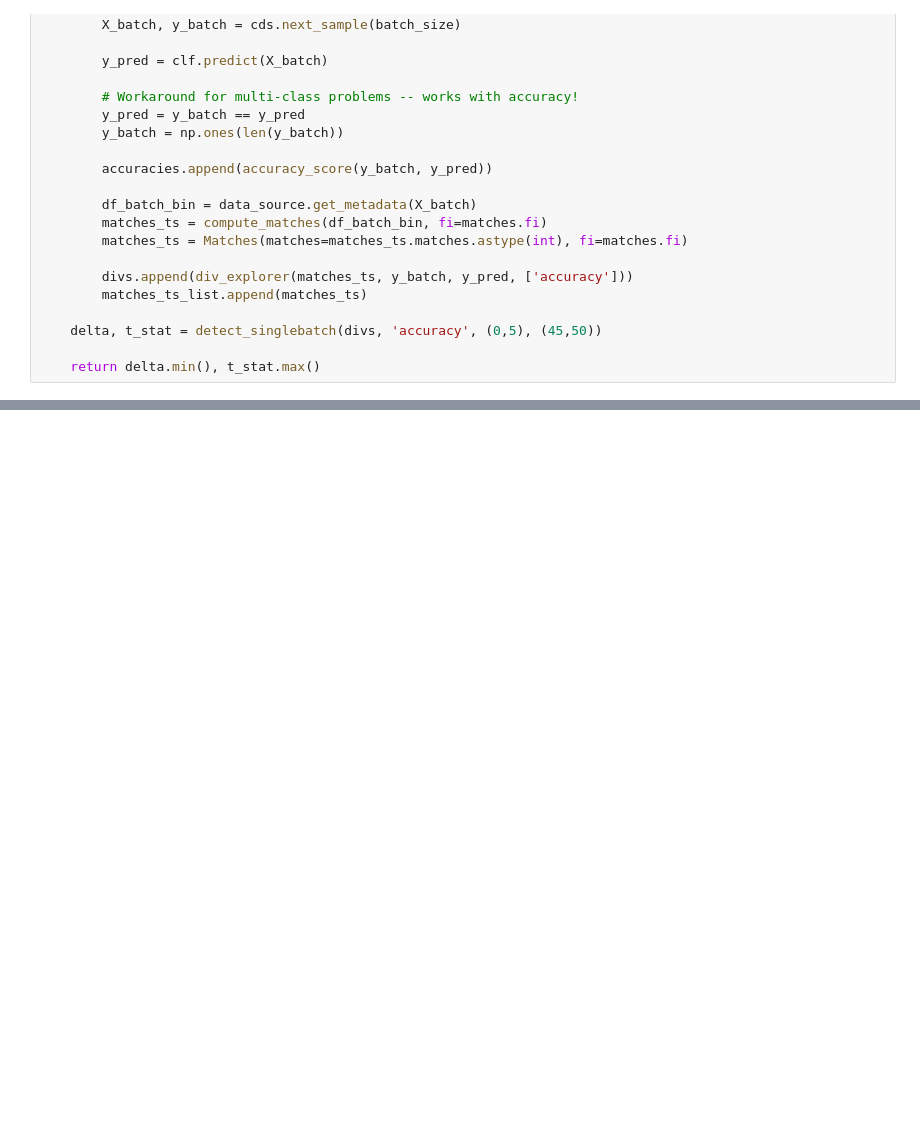
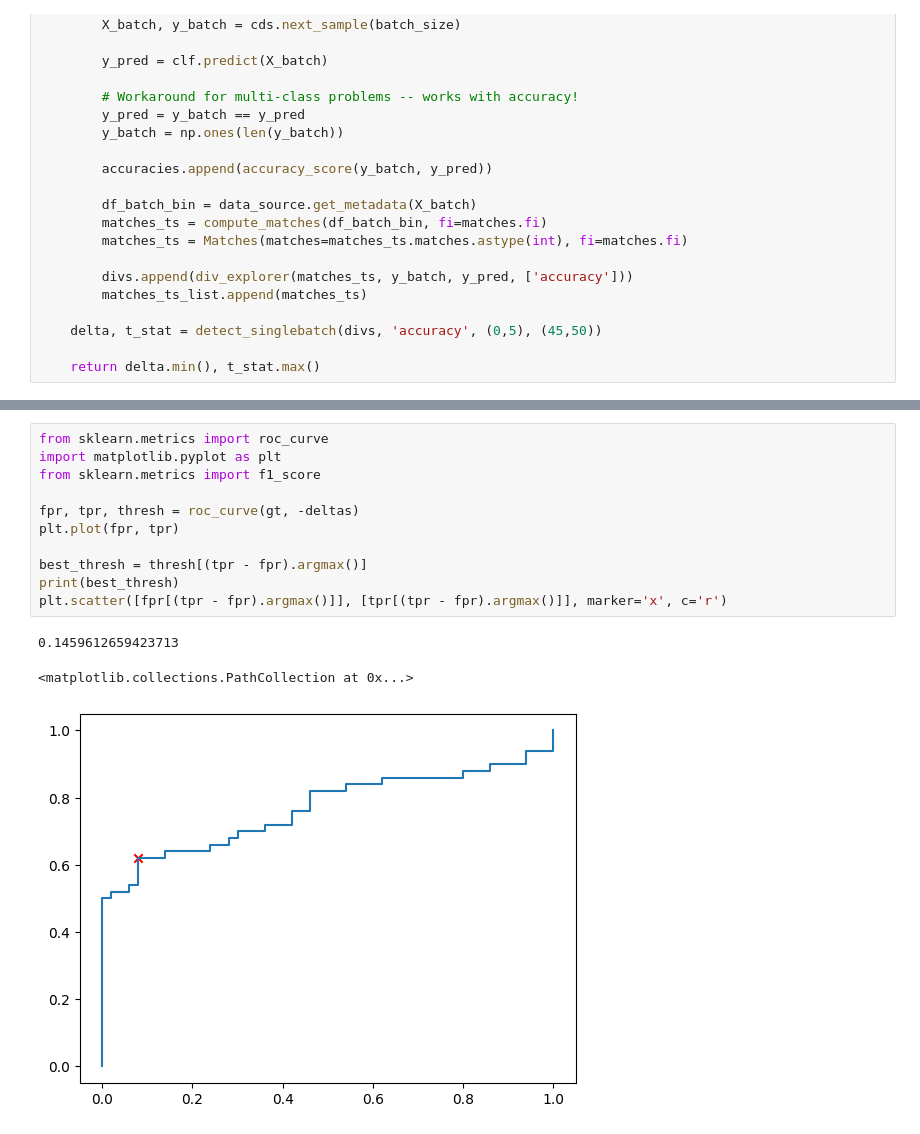
Before and after one commit to fgiobergia/DriftInspector, a Jupyter notebook: src/synth/cds.ipynb, the cells around one changed output, grey strips where cells are left out. Saved outputs shown, nothing was run; the diff lists cells and outputs as text; blank space fills up the shorter version.

```diff
--- a/src/synth/cds.ipynb
+++ b/src/synth/cds.ipynb
@@ -180,3 +233,18 @@ for drift in [True, False]:
+# %%
+from sklearn.metrics import roc_curve
+import matplotlib.pyplot as plt
+from sklearn.metrics import f1_score
+
+fpr, tpr, thresh = roc_curve(gt, -deltas)
+plt.plot(fpr, tpr)
+
+best_thresh = thresh[(tpr - fpr).argmax()]
+print(best_thresh)
+plt.scatter([fpr[(tpr - fpr).argmax()]], [tpr[(tpr - fpr).argmax()]], marker='x', c='r')
+# %% [output]
+0.1459612659423713
+<matplotlib.collections.PathCollection at 0x...>
+[figure, added]
 # %%
 from sklearn.metrics import roc_curve
 from sklearn.metrics import f1_score
```
Also changed, not shown: parts of 8 cells of this notebook.
